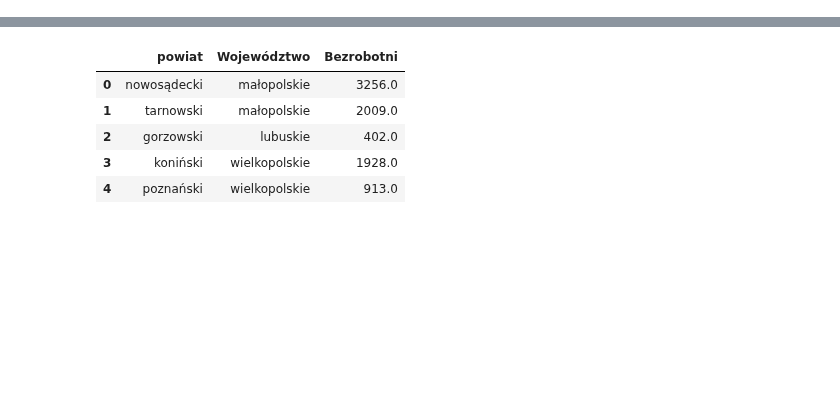
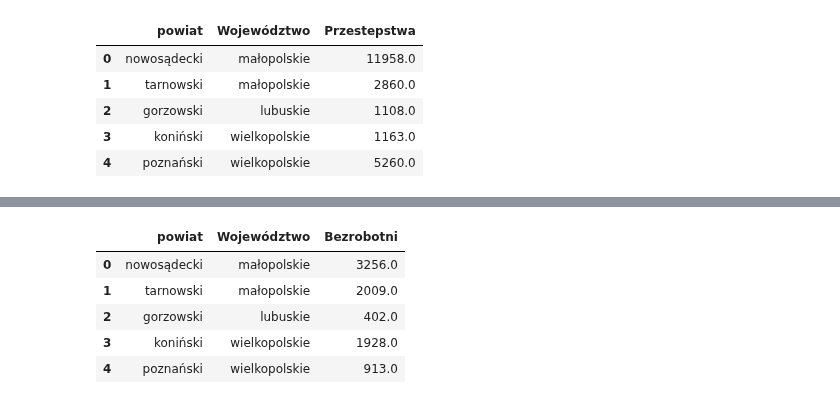
Before and after one commit to Psylo1226/Spatial-econometrics, a Jupyter notebook: Projekt_3/Projek_3.ipynb, the cells around one changed output, grey strips where cells are left out. Saved outputs shown, nothing was run; the diff lists cells and outputs as text; code cells hidden in the pictures; blank space fills up the shorter version.

```diff
--- a/Projekt_3/Projek_3.ipynb
+++ b/Projekt_3/Projek_3.ipynb
@@ -3,8 +8,12 @@ import pandas as pd
 # %%
+przestepstwa = pd.read_csv("Przestepstwa_pow.csv")
+pow = pd.read_csv("Przestepstwa_pow.csv")
 bezrobotni = pd.read_csv("Bezrobotni.csv")
 ceny = pd.read_csv("Ceny_mieszkan.csv")
 dochody = pd.read_csv("Dochody_na_mieszkanca.csv")
 wynagrodzenie = pd.read_csv("Przecietne_wynagrodzenie.csv")
 rozwody = pd.read_csv("Rozwody_i_separacje.csv")
 ludnosc = pd.read_csv("Ludnosc.csv")
+pow_map = "powiaty.shp"
+pow_m = gpd.read_file(pow_map)
 # %%
@@ -13,6 +22,9 @@ list = [bezrobotni, ceny, dochody, wynagrodzenie, rozwody]
 for i in list:
     i.drop(['oid', 'kod KTS', 'powierzchnia', 'rok', 'TERYT', 'Typ powiatu', 'TERYT województwa'], axis=1, inplace=True)
 # %%
+przestepstwa.rename(columns={
+    'Przestępstwa stwierdzone przez Policję w zakończonych postępowaniach przygotowawczych|ogółem' : 'Przestepstwa'
+}, inplace=True)
 bezrobotni.rename(columns={
     'Bezrobotni zarejestrowani pozostający bez pracy dłużej niż 1 rok|ogółem' : 'Bezrobotni'
 }, inplace=True)
@@ -30,0 +67,9 @@ rozwody.rename(columns={
+# %%
+przestepstwa.head()
+# %% [output]
+|  | powiat | Województwo | Przestepstwa |
+| 0 | nowosądecki | małopolskie | 11958.0 |
+| 1 | tarnowski | małopolskie | 2860.0 |
+| 2 | gorzowski | lubuskie | 1108.0 |
+| 3 | koniński | wielkopolskie | 1163.0 |
+| 4 | poznański | wielkopolskie | 5260.0 |
```
Also changed, not shown: parts of 18 cells of this notebook, 6 other files.
